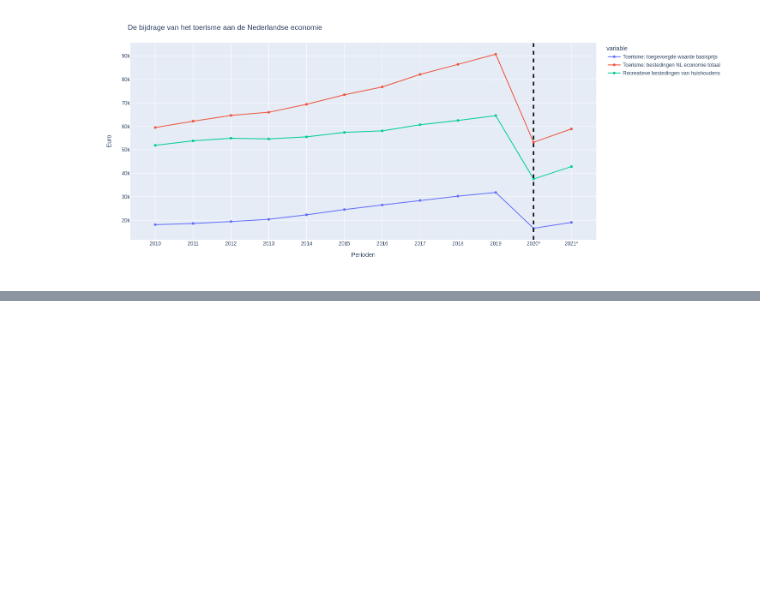
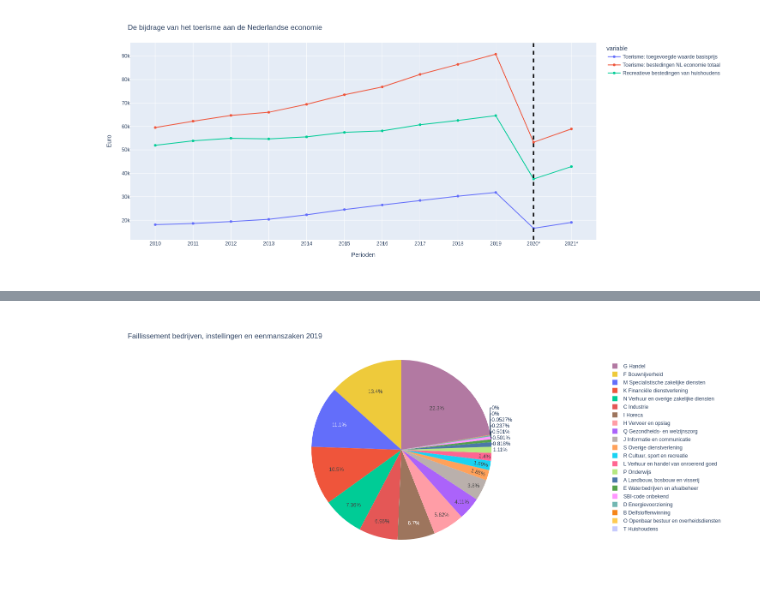
Before and after one commit to hannekesjoers/IV2023, a Jupyter notebook: docs/notebook.ipynb, the cells around one changed output, grey strips where cells are left out. Drawn from its saved outputs; the diff is of its cells as text; code cells hidden in the pictures; blank space fills up the shorter version.

```diff
--- a/docs/notebook.ipynb
+++ b/docs/notebook.ipynb
@@ -76,0 +109,14 @@ fig.show()
+# %%
+faillissement2019 = pd.read_csv('Faillissementen__bedrijven_en_instellingen2019.csv')
+labels = faillissement2019['Type gefailleerde']
+values = faillissement2019['Bedrijven, instellingen en eenmanszaken']
+
+fig = go.Figure(data=[go.Pie(labels=labels, values=values
+                             , marker_colors=px.colors.qualitative.T10)])
+fig.update_layout(
+    title='Faillissement bedrijven, instellingen en eenmanszaken 2019',
+    height=600
+)
+fig.show()
+# %% [output]
+[figure, added]
```
Also changed, not shown: parts of 12 cells of this notebook, 18 other files.
